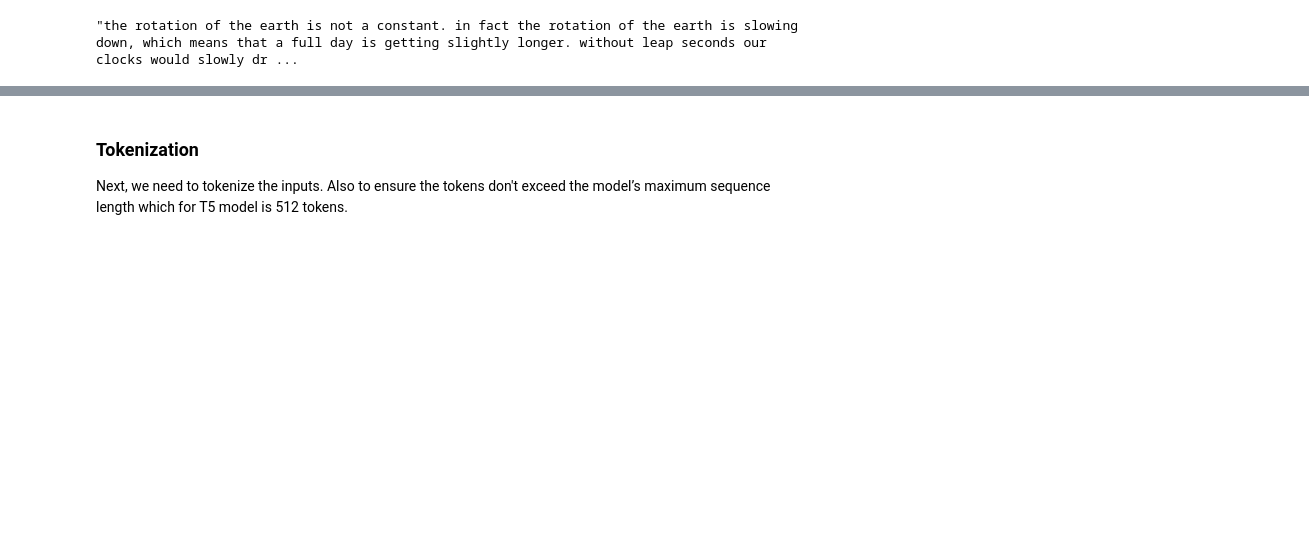
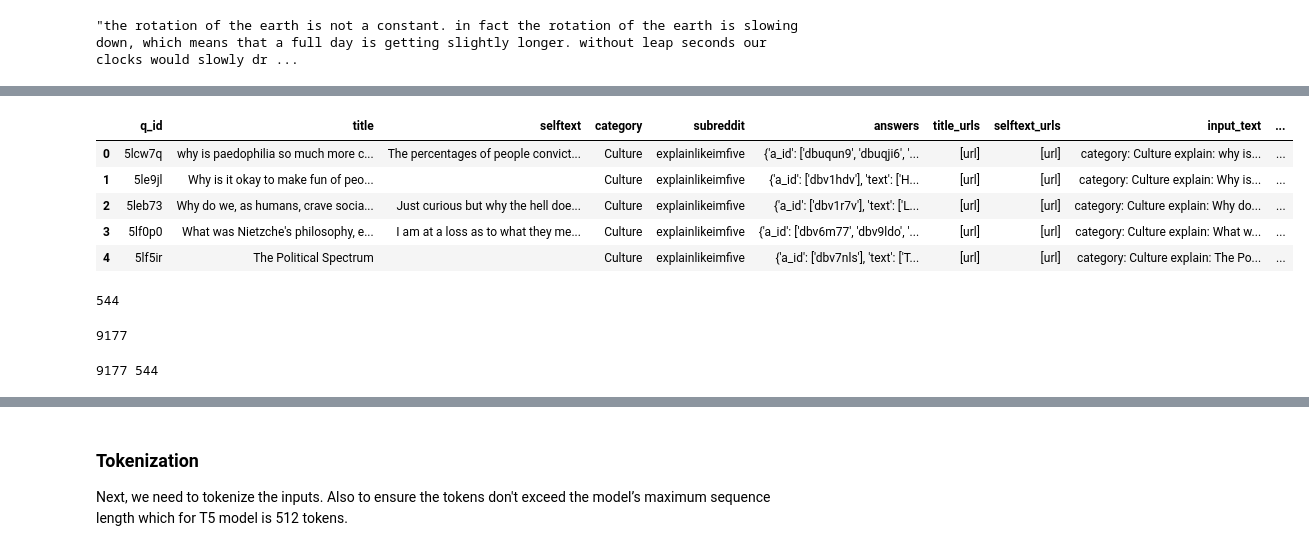
Before and after one commit to salidotir/LFQA, a Jupyter notebook: notebooks/LFQA_T5.ipynb, the cells around one changed output, grey strips where cells are left out. Saved outputs shown, nothing was run; the diff lists cells and outputs as text; code cells hidden in the pictures; blank space fills up the shorter version.

```diff
--- a/notebooks/LFQA_T5.ipynb
+++ b/notebooks/LFQA_T5.ipynb
@@ -110,0 +134,20 @@ train_dataset['target_text'][0]
+# %%
+valid_set = pd.DataFrame(validation_dataset)
+valid_set.head()
+# %% [output]
+|  | q_id | title | selftext | category | subreddit | answers | title_urls | selftext_urls | input_text | ... |
+| 0 | 5lcw7q | why is paedophilia so much more c... | The percentages of people convict... | Culture | explainlikeimfive | {'a_id': ['dbuqun9', 'dbuqji6', '... | [url] | [url] | category: Culture explain: why is... | ... |
+| 1 | 5le9jl | Why is it okay to make fun of peo... |  | Culture | explainlikeimfive | {'a_id': ['dbv1hdv'], 'text': ['H... | [url] | [url] | category: Culture explain: Why is... | ... |
+| 2 | 5leb73 | Why do we, as humans, crave socia... | Just curious but why the hell doe... | Culture | explainlikeimfive | {'a_id': ['dbv1r7v'], 'text': ['L... | [url] | [url] | category: Culture explain: Why do... | ... |
+| 3 | 5lf0p0 | What was Nietzche's philosophy, e... | I am at a loss as to what they me... | Culture | explainlikeimfive | {'a_id': ['dbv6m77', 'dbv9ldo', '... | [url] | [url] | category: Culture explain: What w... | ... |
+| 4 | 5lf5ir | The Political Spectrum |  | Culture | explainlikeimfive | {'a_id': ['dbv7nls'], 'text': ['T... | [url] | [url] | category: Culture explain: The Po... | ... |
+# %%
+valid_set.shape
+int(valid_set.shape[0]*0.1)
+# %% [output]
+544
+# %%
+train_set.shape
+int(train_set.shape[0]*0.1)
+# %% [output]
+9177
@@ -110,0 +160,4 @@ train_dataset['target_text'][0]
+# %%
+print(train_rows, valid_rows)
+# %% [output]
+9177 544
```
Also changed, not shown: parts of 20 cells of this notebook.
